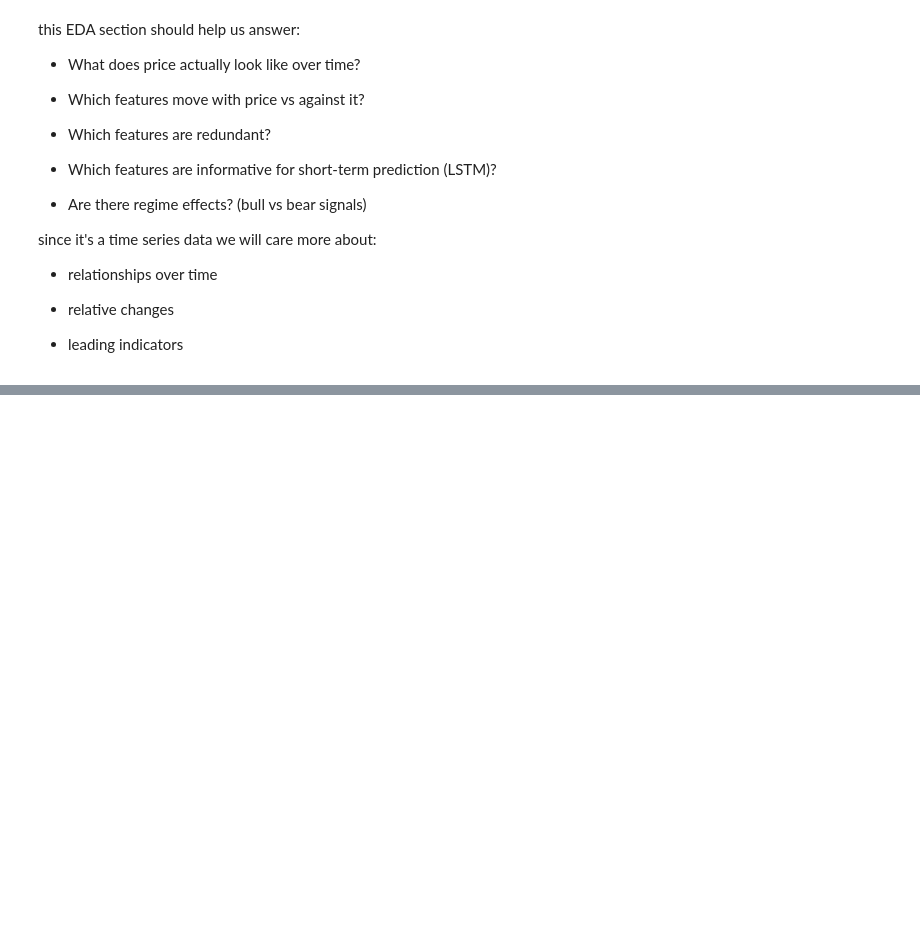
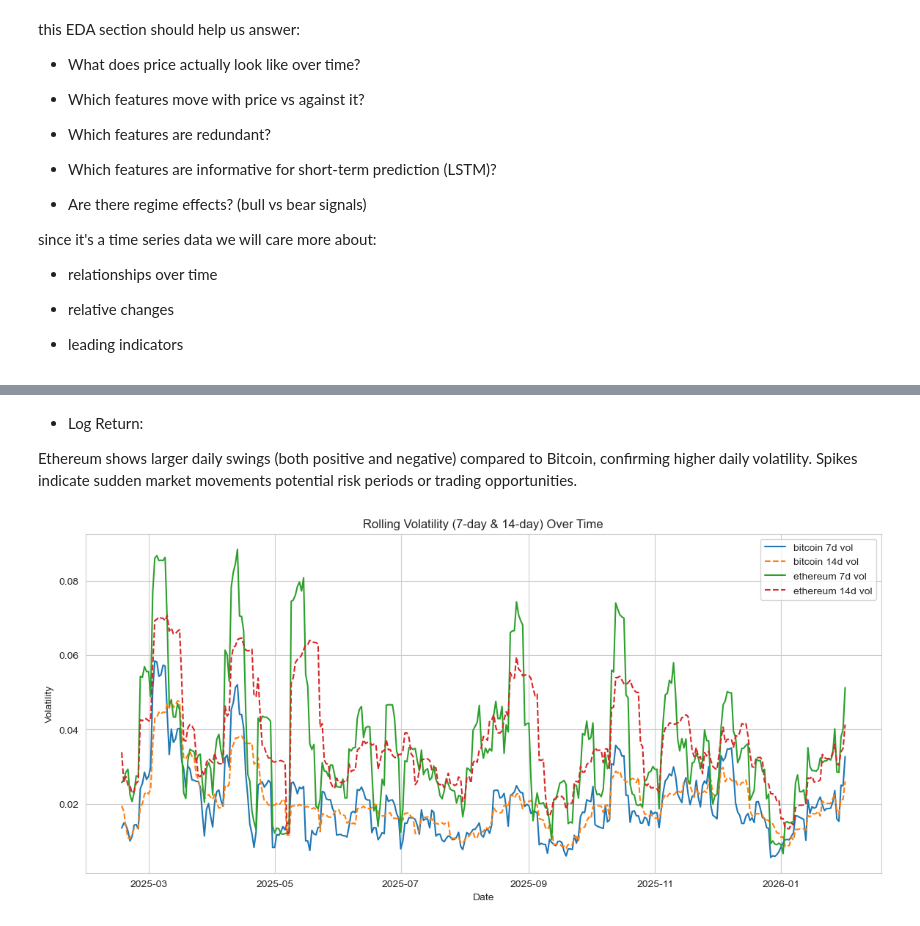
Before and after one commit to tlilimaryem7-cloud/AI-powered-cryptocurrency-market-analysis-and-decision-support-system, a Jupyter notebook: notebooks/02_eda.ipynb, the cells around one changed output, grey strips where cells are left out. Saved outputs shown, nothing was run; the diff lists cells and outputs as text; code cells hidden in the pictures; blank space fills up the shorter version.

```diff
--- a/notebooks/02_eda.ipynb
+++ b/notebooks/02_eda.ipynb
@@ -541,0 +666,22 @@ memory usage: 115.6+ KB
+# %% [markdown]
+- Log Return:
+
+Ethereum shows larger daily swings (both positive and negative) compared to Bitcoin, confirming higher daily volatility.
+Spikes indicate sudden market movements potential risk periods or trading opportunities.
+# %%
+# Rolling Volatility Over Time
+
+plt.figure(figsize=(14,6))
+
+for coin in df['coin'].unique():
+    coin_df = df[df['coin'] == coin]
+    plt.plot(coin_df['timestamp'], coin_df['volatility_7d'], label=f'{coin} 7d vol')
+    plt.plot(coin_df['timestamp'], coin_df['volatility_14d'], label=f'{coin} 14d vol', linestyle='--')
+
+plt.title("Rolling Volatility (7-day & 14-day) Over Time")
+plt.xlabel("Date")
+plt.ylabel("Volatility")
+plt.legend()
+plt.show()
+# %% [output]
+[figure, added]
```
Also changed, not shown: parts of 23 cells of this notebook.
